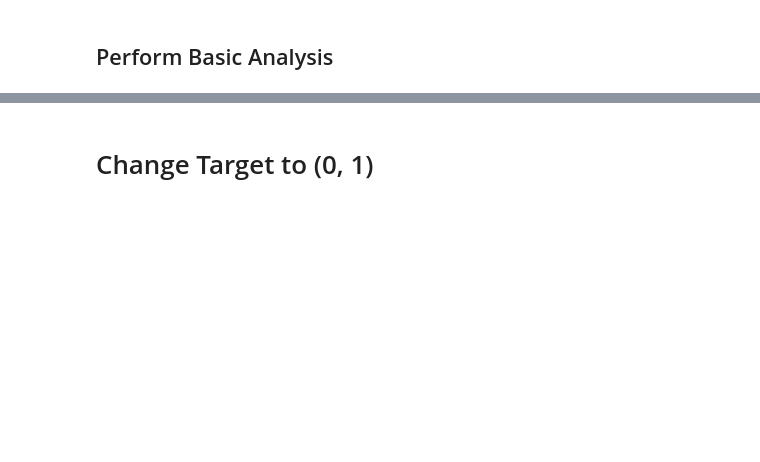
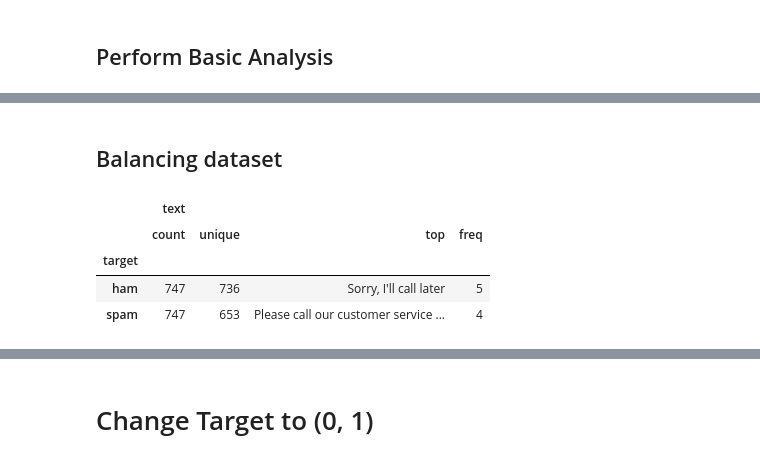
Before and after one commit to dayan3847/natural_language_processing, a Jupyter notebook: dayan3847/task_final/spam_detection_bert.ipynb, the cells around one changed output, grey strips where cells are left out. Drawn from its saved outputs; the diff is of its cells as text; code cells hidden in the pictures; blank space fills up the shorter version.

```diff
--- a/dayan3847/task_final/spam_detection_bert.ipynb
+++ b/dayan3847/task_final/spam_detection_bert.ipynb
@@ -55,0 +89,14 @@ spam_data.groupby('target').describe()
+# %% [markdown]
+## Balancing dataset
+# %%
+spam_data_spam = spam_data[spam_data['target'] == 'spam']
+spam_data_ham = spam_data[spam_data['target'] == 'ham']
+df_ham_down_sampled = spam_data_ham.sample(n=len(spam_data_spam), random_state=0)
+spam_data_balanced = pd.concat([df_ham_down_sampled, spam_data_spam])
+spam_data_balanced.groupby('target').describe()
+# %% [output]
+|  | text |  |  |  |
+|  | count | unique | top | freq |
+| target |  |  |  |  |
+| ham | 747 | 736 | Sorry, I'll call later | 5 |
+| spam | 747 | 653 | Please call our customer service ... | 4 |
```
Also changed, not shown: parts of 39 cells of this notebook, 2 other files.
